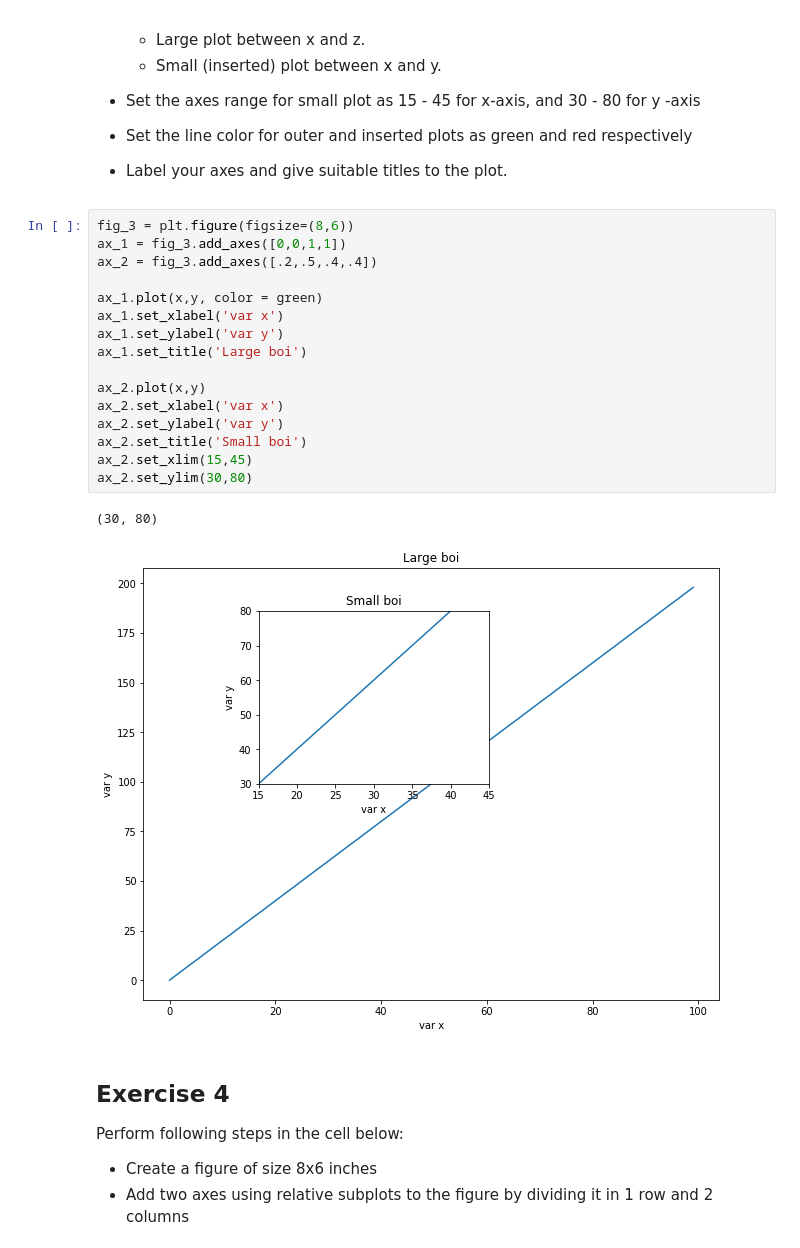
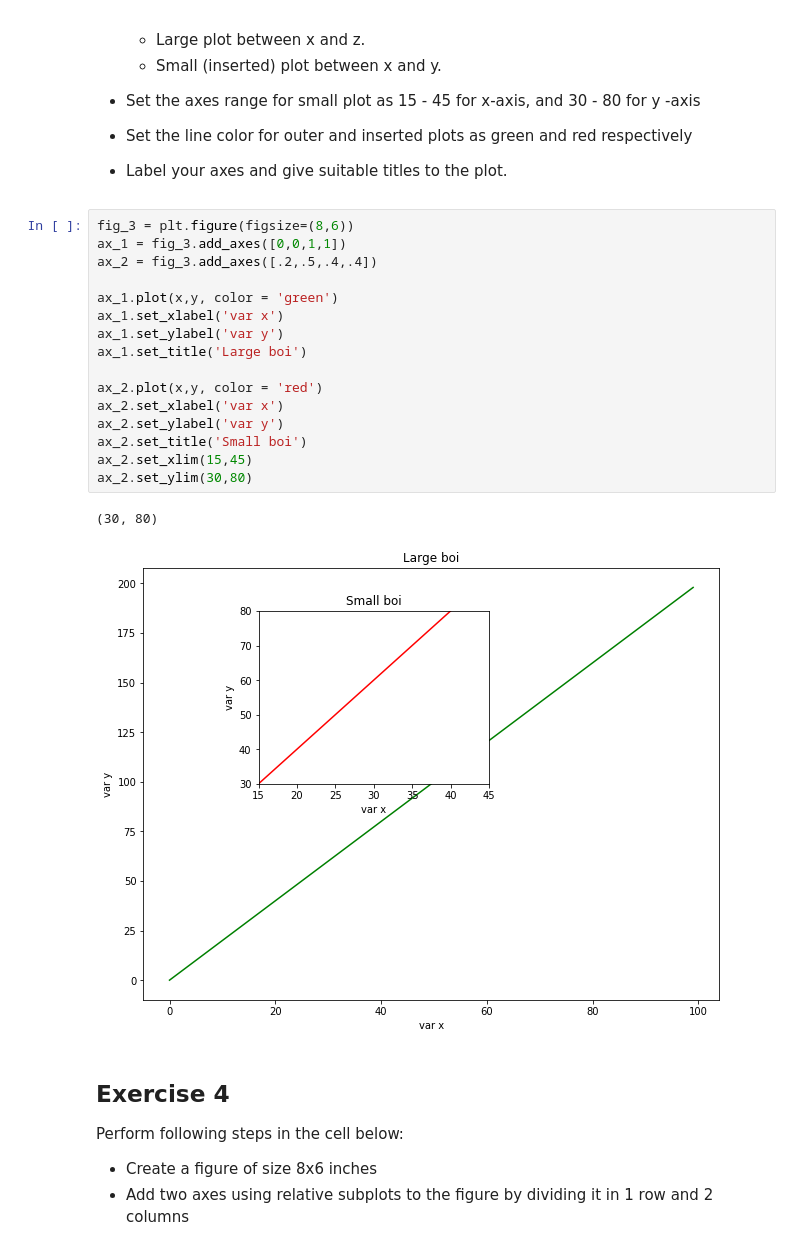
Before and after one commit to AustinKrause/ds-matplotlib-intro-lab-nyc-ds-career-031119, a Jupyter notebook: index.ipynb, the cells around one changed output. Drawn from its saved outputs; the diff is of its cells as text.

```diff
--- a/index.ipynb
+++ b/index.ipynb
@@ -112,22 +112,22 @@ Perform following tasks in the cell below:
 # %%
 fig_3 = plt.figure(figsize=(8,6))
 ax_1 = fig_3.add_axes([0,0,1,1])
 ax_2 = fig_3.add_axes([.2,.5,.4,.4])
 
-ax_1.plot(x,y, color = green)
+ax_1.plot(x,y, color = 'green')
 ax_1.set_xlabel('var x')
 ax_1.set_ylabel('var y')
 ax_1.set_title('Large boi')
 
-ax_2.plot(x,y)
+ax_2.plot(x,y, color = 'red')
 ax_2.set_xlabel('var x')
 ax_2.set_ylabel('var y')
 ax_2.set_title('Small boi')
 ax_2.set_xlim(15,45)
 ax_2.set_ylim(30,80)
 # %% [output]
 (30, 80)
-[figure, old version]
+[figure, new version]
 # %% [markdown]
 ## Exercise 4
 
```
